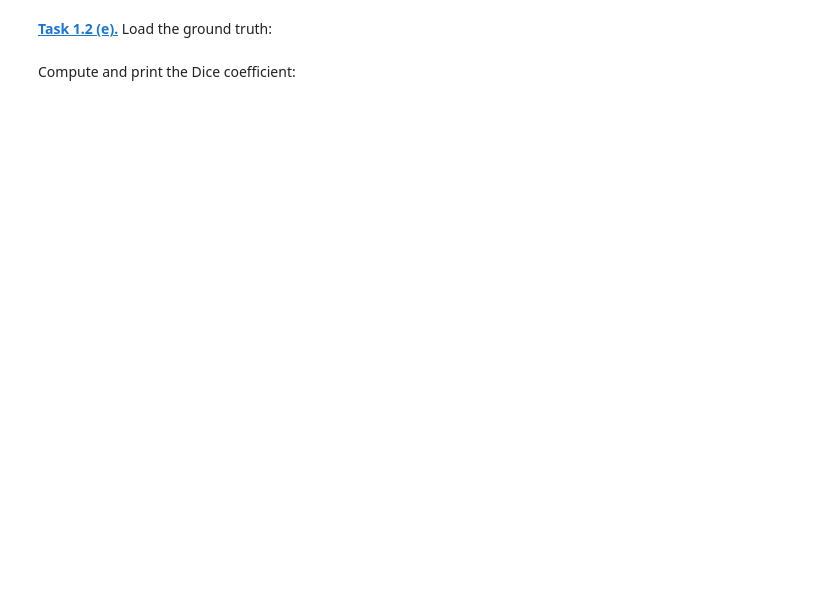
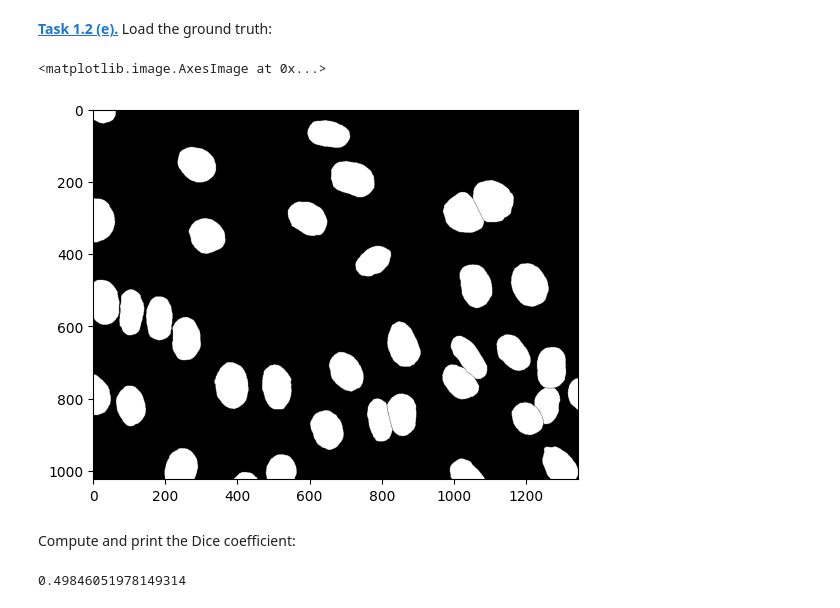
Before and after one commit to emmalisa1/mobi-fs5-python, a Jupyter notebook: segm_threshold.ipynb, the cells around one changed output. Cells and saved outputs as stored; diff of their text form; code cells hidden in the pictures; blank space fills up the shorter version.

```diff
--- a/segm_threshold.ipynb
+++ b/segm_threshold.ipynb
@@ -20,4 +34,18 @@ plt.imshow(cells)
 # %% [markdown]
 **[Task 1.2 (e).]()** Load the ground truth:
+# %%
+ground= plt.imread('data/NIH3T3/gt/0.png')
+plt.imshow(ground,cmap='gray' )
+# %% [output]
+<matplotlib.image.AxesImage at 0x...>
+[figure, added]
 # %% [markdown]
 Compute and print the Dice coefficient:
+# %%
+H = np.asarray(ground>0 , dtype=bool)
+G= np.asarray(binary, dtype=bool)
+intersection = np.logical_and(G,H).sum()
+dice= 2*intersection/(G.sum()+H.sum())
+print(dice)
+# %% [output]
+0.49846051978149314
```
Also changed, not shown: parts of 3 cells of this notebook.
